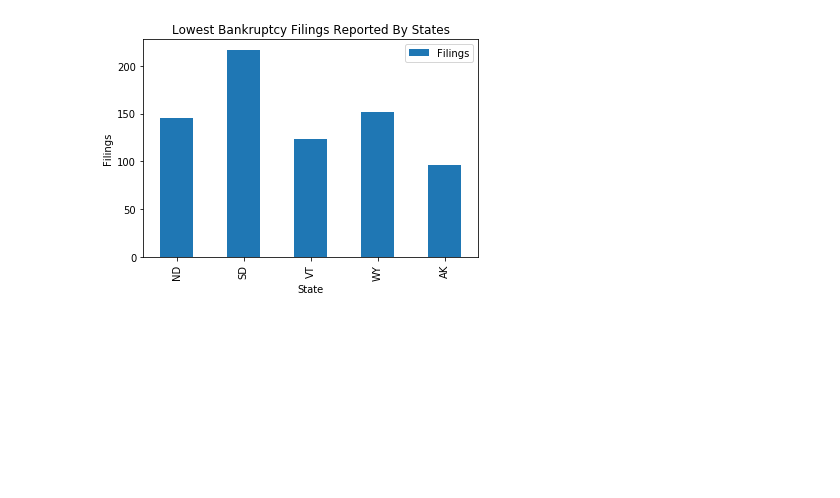
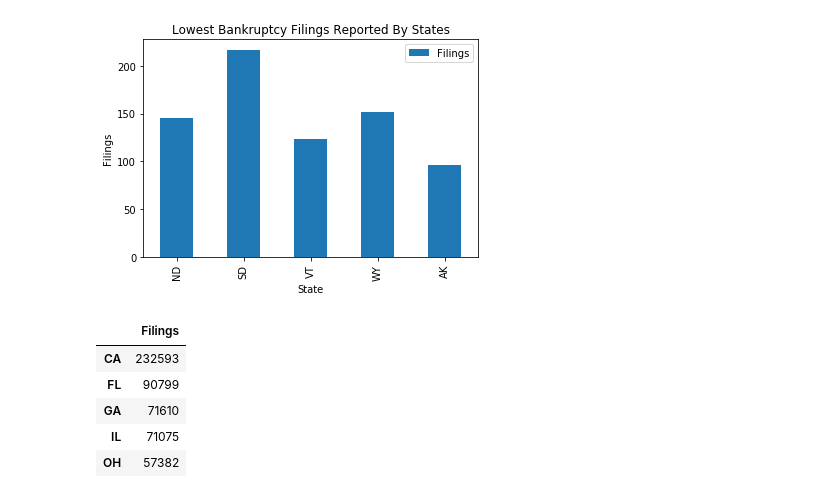
Before and after one commit to mrinalinikrishna/learningpython, a Jupyter notebook: project_final.ipynb, the cells around one changed output. Cells and saved outputs as stored; diff of their text form; code cells hidden in the pictures; blank space fills up the shorter version.

```diff
--- a/project_final.ipynb
+++ b/project_final.ipynb
@@ -53,3 +52,14 @@ plt.title('Lowest Bankruptcy Filings Reported By States')
 plt.show()
 # %% [output]
 [figure]
+# %%
+sort_y = y.sort_values(by='Filings', ascending=False)
+# %%
+sort_y.head()
+# %% [output]
+|  | Filings |
+| CA | 232593 |
+| FL | 90799 |
+| GA | 71610 |
+| IL | 71075 |
+| OH | 57382 |
```
Also changed, not shown: parts of 3 cells of this notebook.
